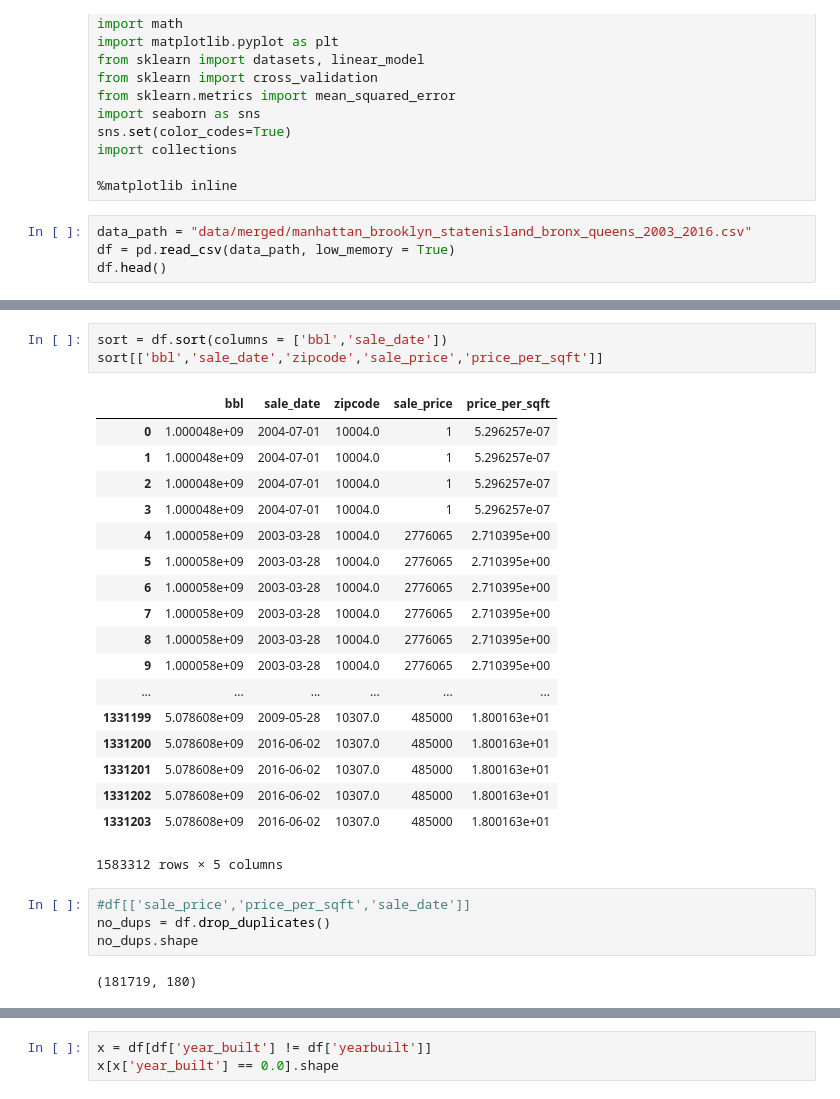
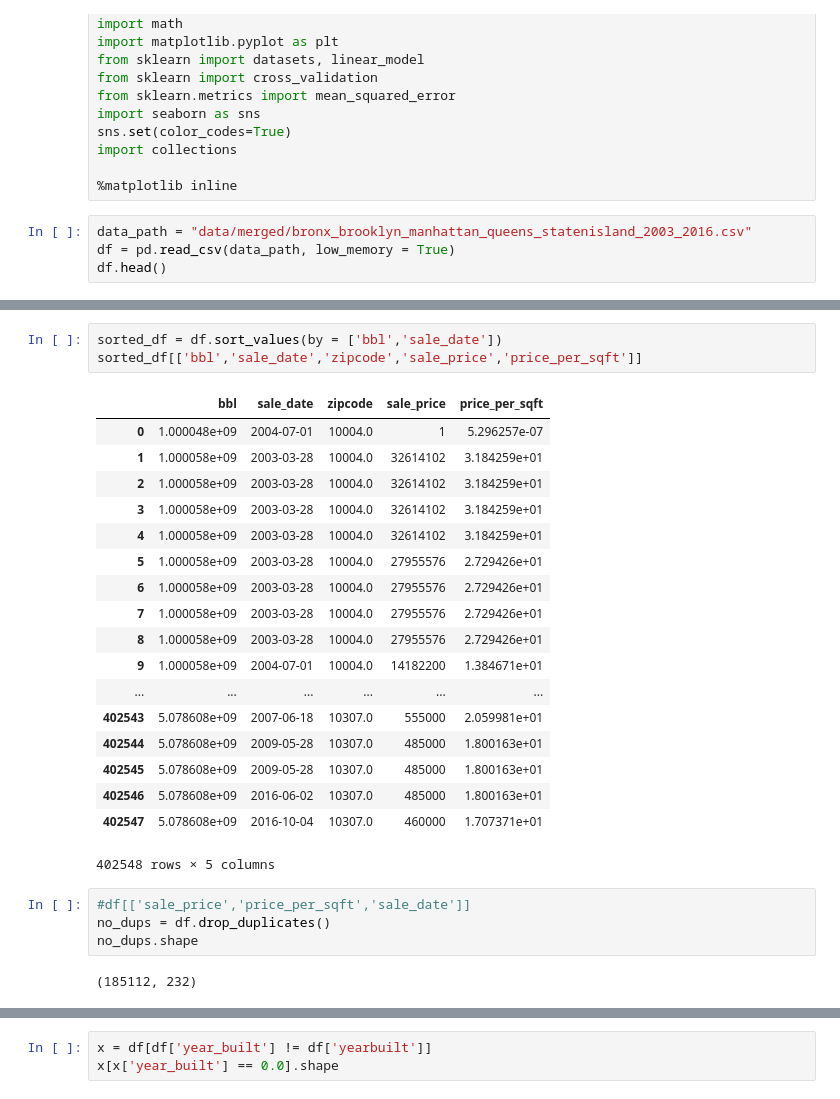
Before and after one commit to jgutman/reveal-estate, a Jupyter notebook: PLUTO_FinanceModeling.ipynb, the cells around one changed output, grey strips where cells are left out. Cells and saved outputs as stored; diff of their text form.

Commit message:
updating changes to merge script

```diff
--- a/PLUTO_FinanceModeling.ipynb
+++ b/PLUTO_FinanceModeling.ipynb
@@ -13,7 +13,7 @@ import collections
 
 %matplotlib inline
 # %%
-data_path = "data/merged/manhattan_brooklyn_statenisland_bronx_queens_2003_2016.csv"
+data_path = "data/merged/bronx_brooklyn_manhattan_queens_statenisland_2003_2016.csv"
 df = pd.read_csv(data_path, low_memory = True)
 df.head()
 # %% [output]
@@ -27,29 +27,29 @@ df.head()
 # %%
-sort = df.sort(columns = ['bbl','sale_date'])
-sort[['bbl','sale_date','zipcode','sale_price','price_per_sqft']]
+sorted_df = df.sort_values(by = ['bbl','sale_date'])
+sorted_df[['bbl','sale_date','zipcode','sale_price','price_per_sqft']]
 # %% [output]
 |  | bbl | sale_date | zipcode | sale_price | price_per_sqft |
 | 0 | 1.000048e+09 | 2004-07-01 | 10004.0 | 1 | 5.296257e-07 |
-| 1 | 1.000048e+09 | 2004-07-01 | 10004.0 | 1 | 5.296257e-07 |
-| 2 | 1.000048e+09 | 2004-07-01 | 10004.0 | 1 | 5.296257e-07 |
-| 3 | 1.000048e+09 | 2004-07-01 | 10004.0 | 1 | 5.296257e-07 |
-| 4 | 1.000058e+09 | 2003-03-28 | 10004.0 | 2776065 | 2.710395e+00 |
-| 5 | 1.000058e+09 | 2003-03-28 | 10004.0 | 2776065 | 2.710395e+00 |
-| 6 | 1.000058e+09 | 2003-03-28 | 10004.0 | 2776065 | 2.710395e+00 |
-| 7 | 1.000058e+09 | 2003-03-28 | 10004.0 | 2776065 | 2.710395e+00 |
-| 8 | 1.000058e+09 | 2003-03-28 | 10004.0 | 2776065 | 2.710395e+00 |
-| 9 | 1.000058e+09 | 2003-03-28 | 10004.0 | 2776065 | 2.710395e+00 |
+| 1 | 1.000058e+09 | 2003-03-28 | 10004.0 | 32614102 | 3.184259e+01 |
+| 2 | 1.000058e+09 | 2003-03-28 | 10004.0 | 32614102 | 3.184259e+01 |
+| 3 | 1.000058e+09 | 2003-03-28 | 10004.0 | 32614102 | 3.184259e+01 |
+| 4 | 1.000058e+09 | 2003-03-28 | 10004.0 | 32614102 | 3.184259e+01 |
+| 5 | 1.000058e+09 | 2003-03-28 | 10004.0 | 27955576 | 2.729426e+01 |
+| 6 | 1.000058e+09 | 2003-03-28 | 10004.0 | 27955576 | 2.729426e+01 |
+| 7 | 1.000058e+09 | 2003-03-28 | 10004.0 | 27955576 | 2.729426e+01 |
+| 8 | 1.000058e+09 | 2003-03-28 | 10004.0 | 27955576 | 2.729426e+01 |
+| 9 | 1.000058e+09 | 2004-07-01 | 10004.0 | 14182200 | 1.384671e+01 |
 | ... | ... | ... | ... | ... | ... |
-| 1331199 | 5.078608e+09 | 2009-05-28 | 10307.0 | 485000 | 1.800163e+01 |
-| 1331200 | 5.078608e+09 | 2016-06-02 | 10307.0 | 485000 | 1.800163e+01 |
-| 1331201 | 5.078608e+09 | 2016-06-02 | 10307.0 | 485000 | 1.800163e+01 |
-| 1331202 | 5.078608e+09 | 2016-06-02 | 10307.0 | 485000 | 1.800163e+01 |
-| 1331203 | 5.078608e+09 | 2016-06-02 | 10307.0 | 485000 | 1.800163e+01 |
+| 402543 | 5.078608e+09 | 2007-06-18 | 10307.0 | 555000 | 2.059981e+01 |
+| 402544 | 5.078608e+09 | 2009-05-28 | 10307.0 | 485000 | 1.800163e+01 |
+| 402545 | 5.078608e+09 | 2009-05-28 | 10307.0 | 485000 | 1.800163e+01 |
+| 402546 | 5.078608e+09 | 2016-06-02 | 10307.0 | 485000 | 1.800163e+01 |
+| 402547 | 5.078608e+09 | 2016-10-04 | 10307.0 | 460000 | 1.707371e+01 |
-1583312 rows × 5 columns
+402548 rows × 5 columns
 # %%
 #df[['sale_price','price_per_sqft','sale_date']]
 no_dups = df.drop_duplicates()
 no_dups.shape
 # %% [output]
-(181719, 180)
+(185112, 232)
 # %%
```
Also changed, not shown: parts of 3 cells of this notebook, 2 other files.
